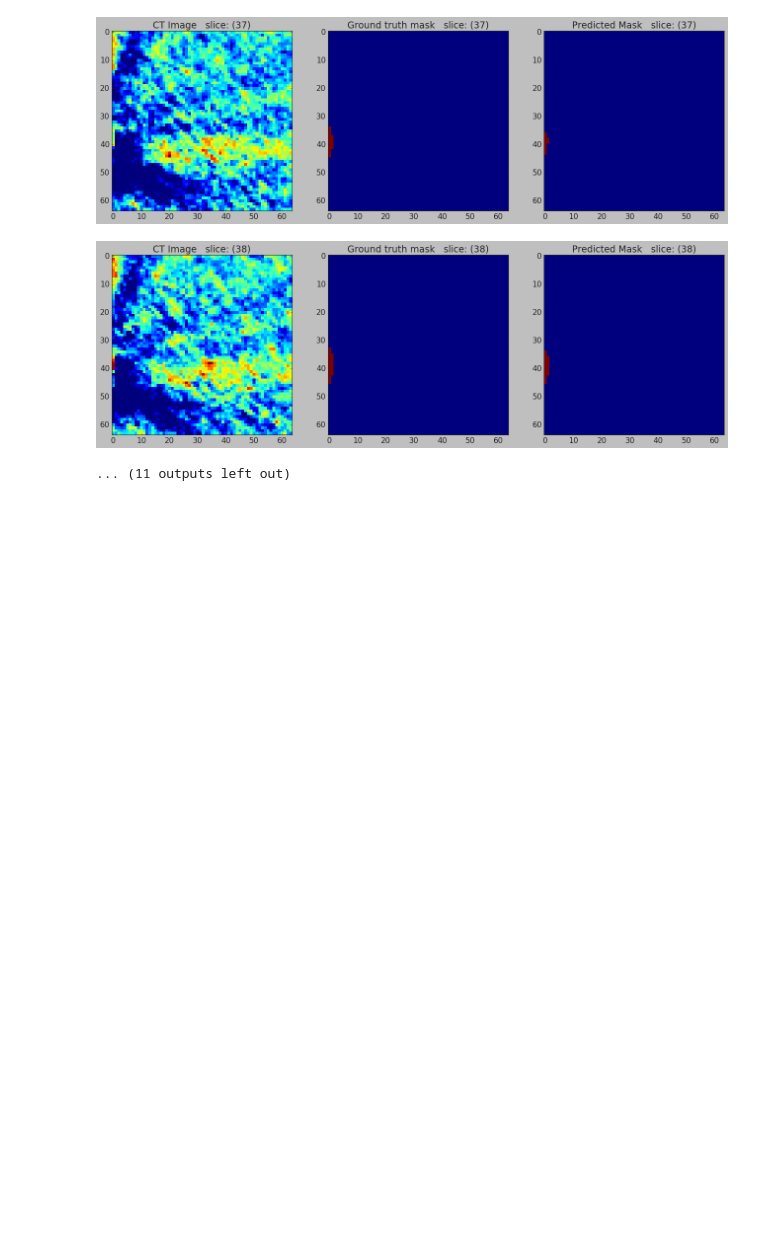
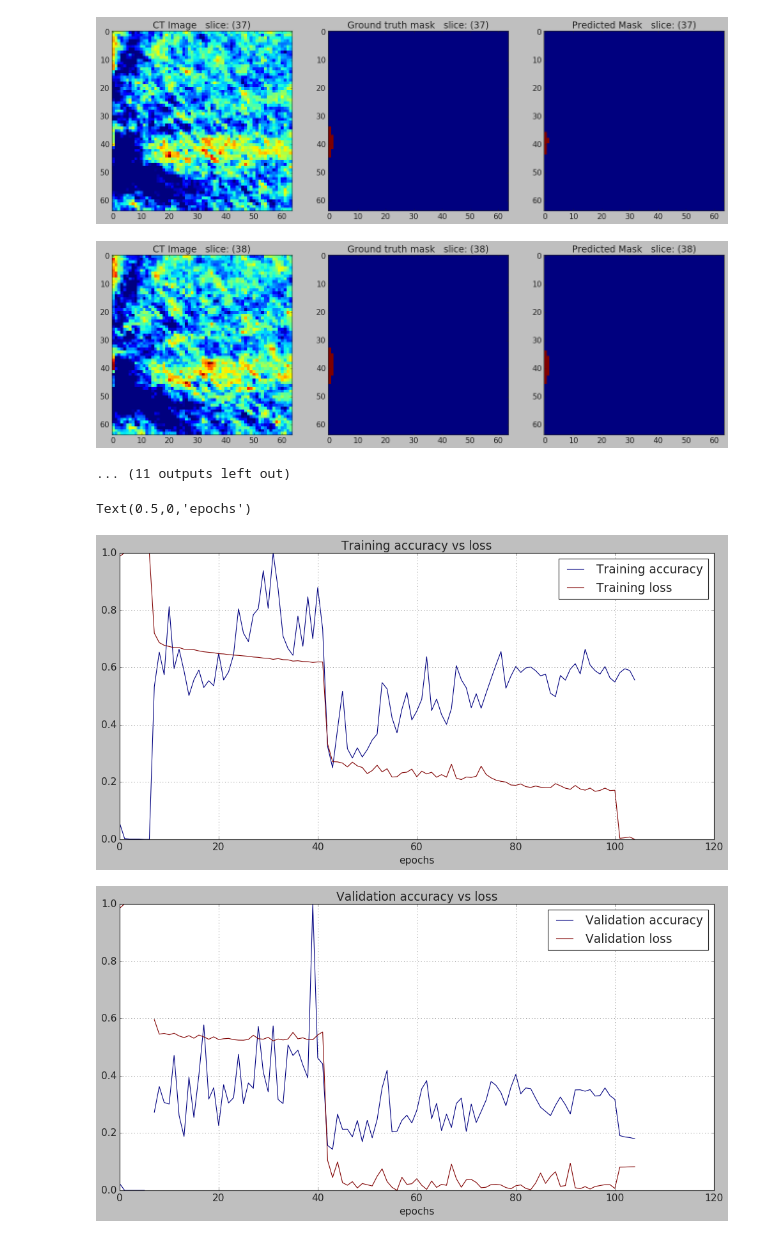
Before and after one commit to amer/3DUnet, a Jupyter notebook: 3dUNet.ipynb, the cells around one changed output. Drawn from its saved outputs; the diff is of its cells as text; code cells hidden in the pictures; blank space fills up the shorter version.

```diff
--- a/3dUNet.ipynb
+++ b/3dUNet.ipynb
@@ -1063,0 +961,31 @@ More than 20 figures have been opened. Figures created through the pyplot interf
+# %%
+df = pd.read_csv("training.log")
+
+df = df.drop(['epoch'], axis=1)
+
+df -= df.min()
+df /= df.max()
+#df = df.pivot(index='x', columns='color', values='y')
+df.columns=["Training accuracy","Training loss","Validation accuracy","Validation loss"]
+#df."Training accuracy"
+#df
+
+params = {
+    'grid':True,
+    #'lw':2,
+    'colormap':'jet',
+    #'marker':'.',
+    #'markersize':10,
+    'figsize':(15,7),
+#    'title':'Training accuracy vs loss'
+}
+
+ax = df[["Training accuracy","Training loss"]].plot(title="Training accuracy vs loss", **params)
+
+ax.set_xlabel("epochs")
+ax = df[["Validation accuracy","Validation loss"]].plot(title="Validation accuracy vs loss", **params)
+ax.set_xlabel("epochs")
+# %% [output]
+Text(0.5,0,'epochs')
+[figure, added]
+[figure, added]
```
Also changed, not shown: parts of 5 cells of this notebook.
